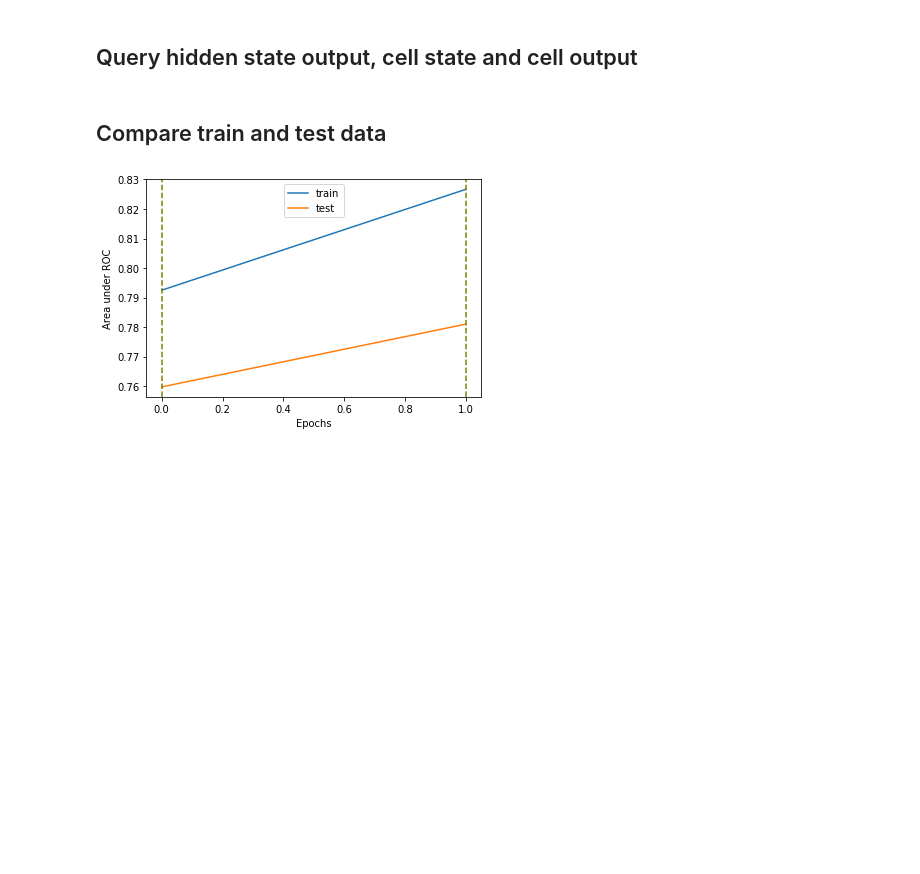
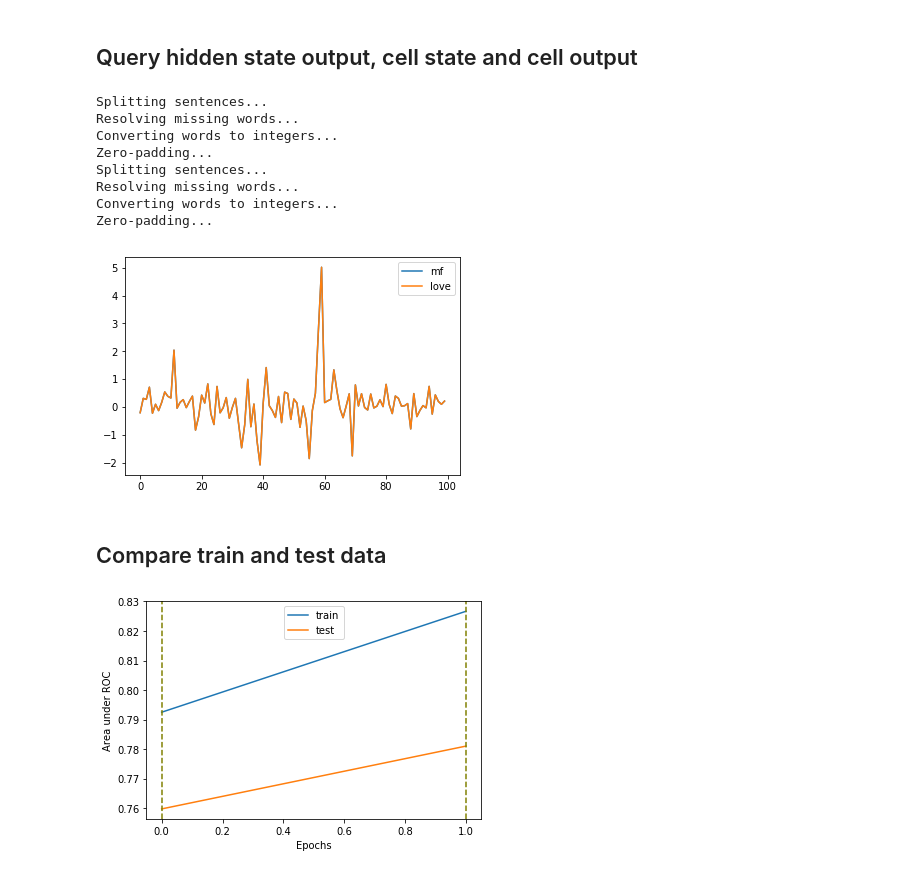
Before and after one commit to richwkc/Kaggle-Toxic-Comment-Classification-Challenge, a Jupyter notebook: codebase/visualize-rnn.ipynb, the cells around one changed output. Saved outputs shown, nothing was run; the diff lists cells and outputs as text; code cells hidden in the pictures; blank space fills up the shorter version.

Commit message:
Outputs hidden state and ouput of lstm cells.

```diff
--- a/codebase/visualize-rnn.ipynb
+++ b/codebase/visualize-rnn.ipynb
@@ -166,7 +166,9 @@ def fitModel(model, trainDataset, testDataset, printAucCallback, label, epochs,
     return model, testSentences, testLabels
 # %%
 %%time
-model = defineModel(0.6, 0.2)
+dropout = 0.6
+recurrentDropout = 0.2
+model = defineModel(dropout, recurrentDropout)
 printAucCallback = PrintAucCallback(8192, printFrequency=0.02)
 
 model, testSentences, testLabels = fitModel(model, train[:20000], test[:20000], printAucCallback, "toxic", 2)
@@ -203,3 +183,49 @@ Wall time: 6min 3s
+# %%
+inputLayer = Input(shape=(maxSeqLength,))
+
+embeddingLayer = Embedding(
+    embeddingMatrix.shape[0],
+    embeddingMatrix.shape[1],
+    weights=[embeddingMatrix],
+    input_length=maxSeqLength,
+    trainable=False)(inputLayer)
+
+lstmOutput, _, stateC = LSTM(
+        lstmUnits,
+        dropout=dropout,
+        recurrent_dropout=recurrentDropout,
+        weights=model.layers[1].get_weights(),
+        return_state=True,
+        name="LSTM_get_outputs")(embeddingLayer)
+
+outputModel = Model(inputs=inputLayer, outputs=lstmOutput)
+cellStateModel = Model(inputs=inputLayer, outputs=stateC)
+# %%
+def outputs(sentence):
+    preparedSentence = preparationPipeline.transform(pd.DataFrame([sentence], columns=["comment_text"]))
+    return [modelX.predict(preparedSentence) for modelX in [outputModel, cellStateModel]]
+# %%
+import matplotlib.pyplot as plt
+
+def analyze(sent):
+    plt.plot(outputs(sent)[1][0])
+# %%
+plt.clf()
+analyze("fuck you motherfucker dick in your ass fuck your mother pussy deep inside cum on your tits")
+analyze("love is a to picnics every day")
+
+plt.legend(["mf", "love"])
+plt.show()
+# %% [output]
+Splitting sentences...
+Resolving missing words...
+Converting words to integers...
+Zero-padding...
+Splitting sentences...
+Resolving missing words...
+Converting words to integers...
+Zero-padding...
+[figure, added]
 # %% [markdown]
 ## Compare train and test data
 # %%
```
Also changed, not shown: parts of 2 cells of this notebook.
